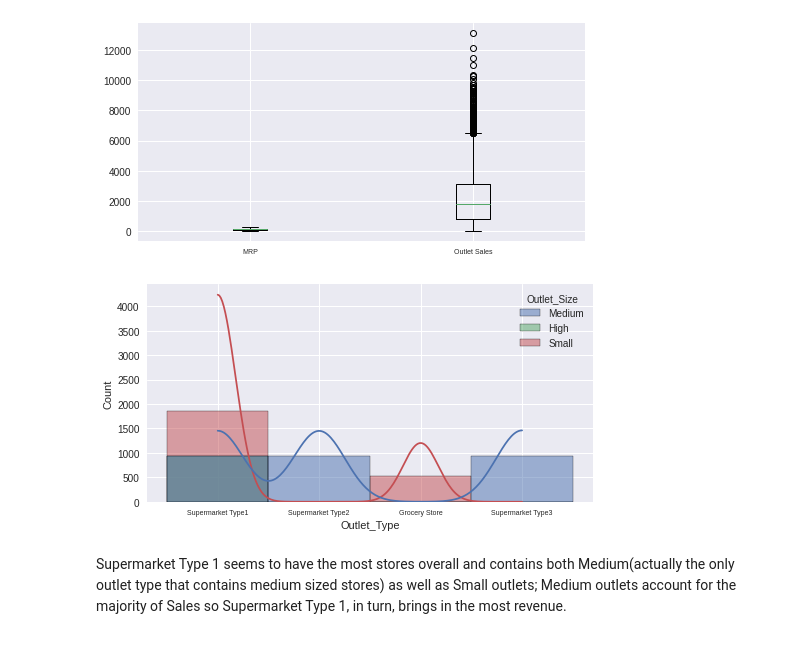
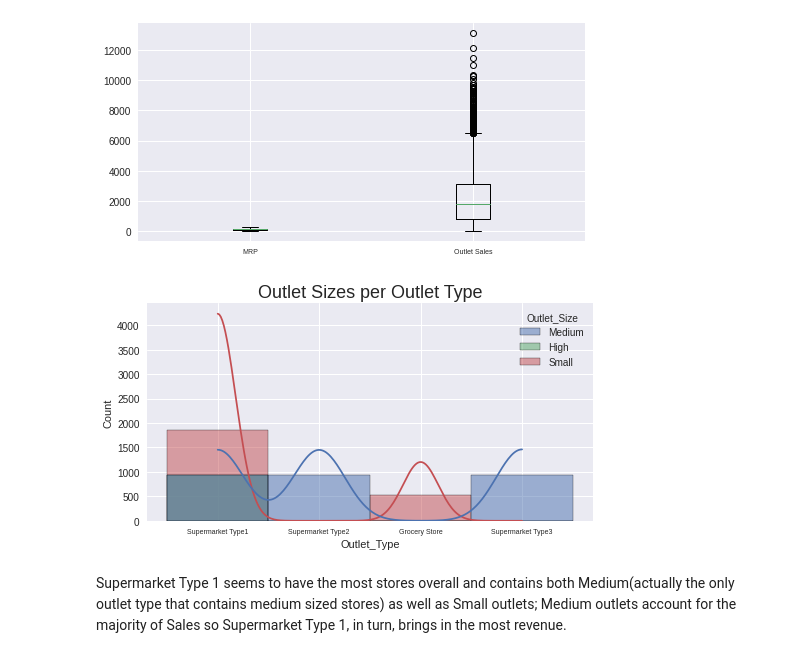
Before and after one commit to AlphaKaba24/sales-predictionsAK, a Jupyter notebook: sales_predictions.ipynb, the cells around one changed output. Cells and saved outputs as stored; diff of their text form; code cells hidden in the pictures.

```diff
--- a/sales_predictions.ipynb
+++ b/sales_predictions.ipynb
@@ -237,12 +237,12 @@ plt.boxplot([IM, IS], labels = ['MRP','Outlet Sales']);
 # %%
 sns.histplot(data=df, x= 'Outlet_Type', hue='Outlet_Size', kde=True, bins=1000)
 figsize=(199,199)
 ax.set_xticklabels(ax.get_xticklabels(), fontsize=5, rotation=90, ha="right");
-
+plt.title('Outlet Sizes per Outlet Type', fontsize = 18)
 plt.rcParams["figure.figsize"] = (8, 4)
 plt.rcParams["xtick.labelsize"] = 7
 # %% [output]
-[figure, old version]
+[figure, new version]
 # %% [markdown]
 Supermarket Type 1 seems to have the most stores overall and contains both Medium(actually the only outlet type that contains medium sized stores) as well as Small outlets; Medium outlets account for the majority of Sales so Supermarket Type 1, in turn, brings in the most revenue.
 # %%
```
Also changed, not shown: parts of 2 cells of this notebook.
